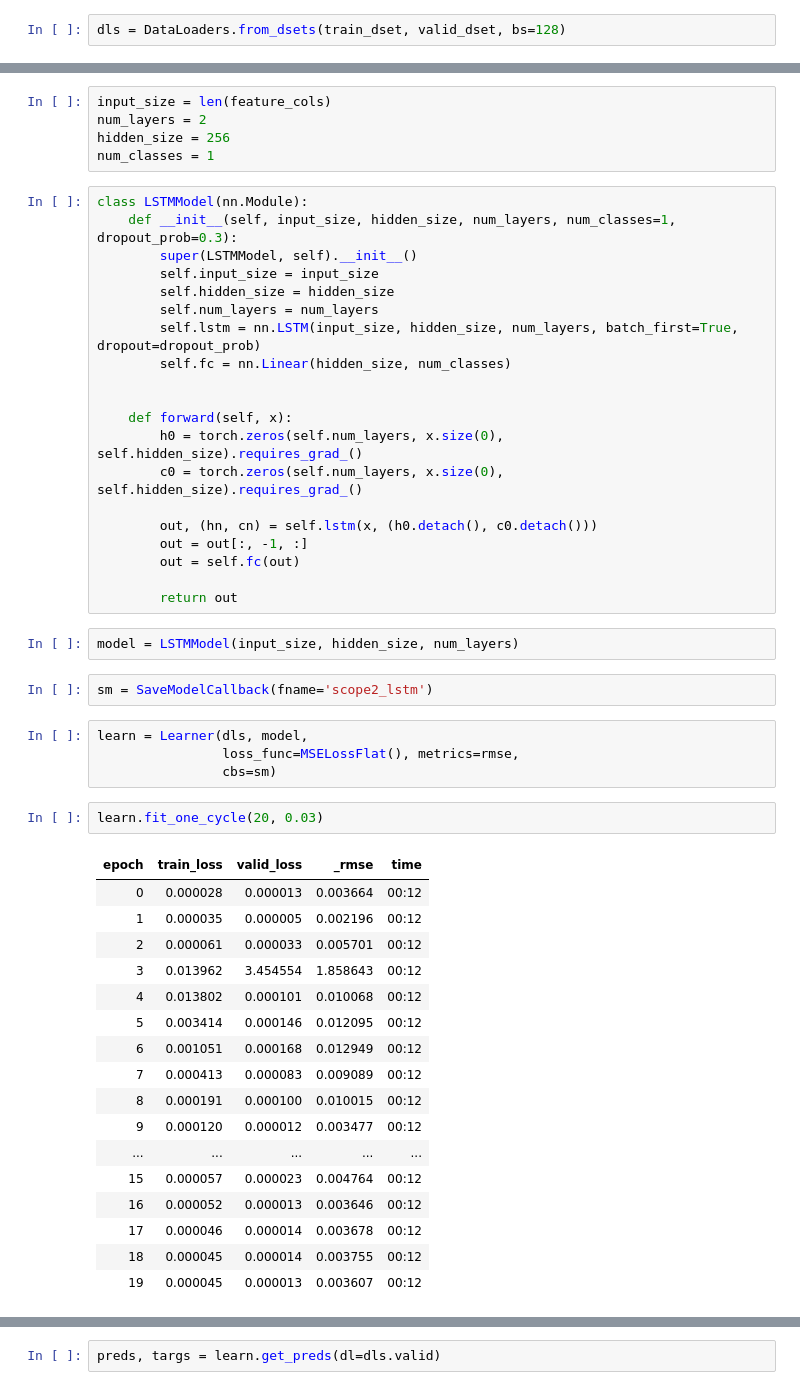
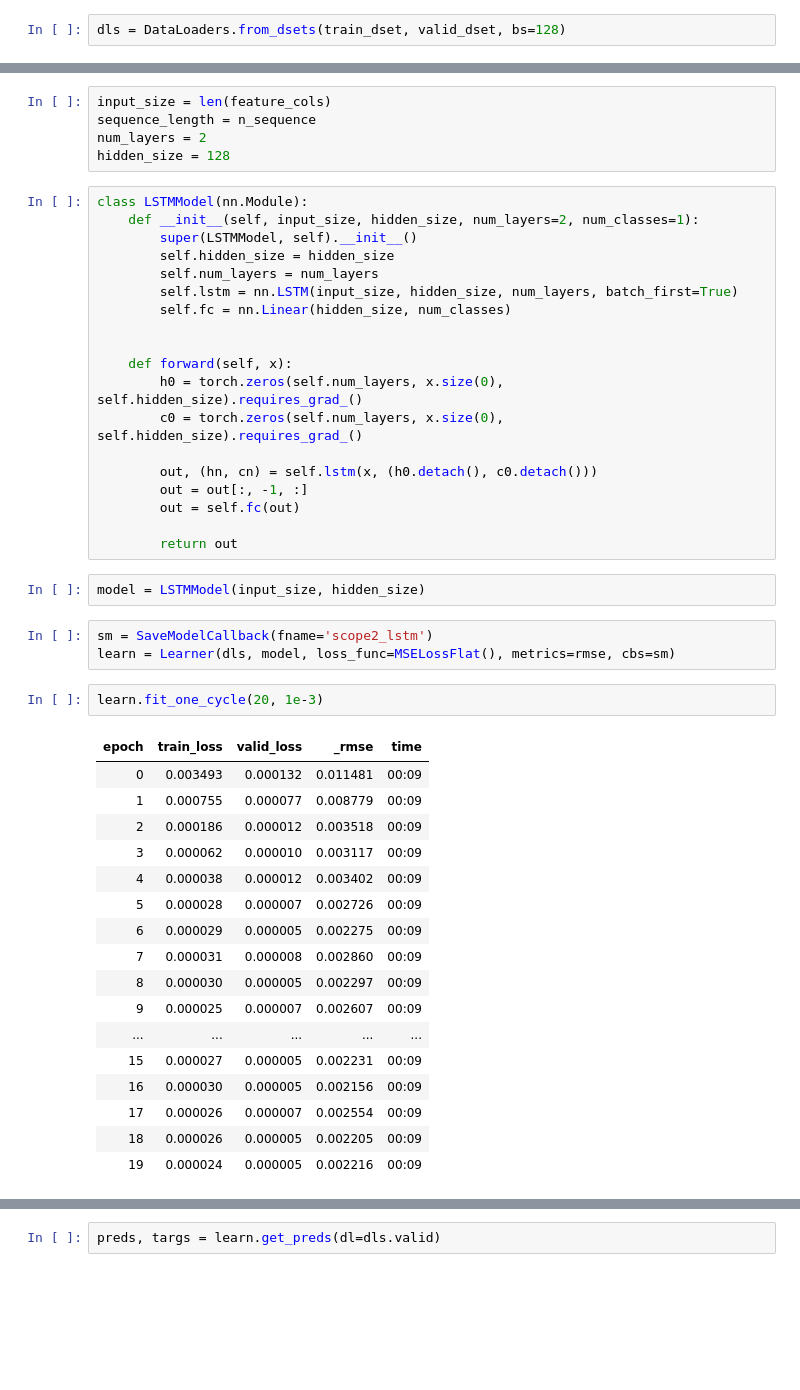
Before and after one commit to AlgoveraAI/DeFi, a Jupyter notebook: VG_01_compound_data_v2.ipynb, the cells around one changed output, grey strips where cells are left out. Cells and saved outputs as stored; diff of their text form; blank space fills up the shorter version.

```diff
--- a/VG_01_compound_data_v2.ipynb
+++ b/VG_01_compound_data_v2.ipynb
@@ -518,16 +605,15 @@ dls = DataLoaders.from_dsets(train_dset, valid_dset, bs=128)
 # %%
 input_size = len(feature_cols)
+sequence_length = n_sequence
 num_layers = 2
-hidden_size = 256
-num_classes = 1
+hidden_size = 128
 # %%
 class LSTMModel(nn.Module):
-    def __init__(self, input_size, hidden_size, num_layers, num_classes=1, dropout_prob=0.3):
+    def __init__(self, input_size, hidden_size, num_layers=2, num_classes=1):
         super(LSTMModel, self).__init__()
-        self.input_size = input_size
         self.hidden_size = hidden_size
         self.num_layers = num_layers
-        self.lstm = nn.LSTM(input_size, hidden_size, num_layers, batch_first=True, dropout=dropout_prob)
+        self.lstm = nn.LSTM(input_size, hidden_size, num_layers, batch_first=True)
         self.fc = nn.Linear(hidden_size, num_classes)
 
 
@@ -541,30 +627,27 @@ class LSTMModel(nn.Module):
 
         return out
 # %%
-model = LSTMModel(input_size, hidden_size, num_layers)
+model = LSTMModel(input_size, hidden_size)
-# %%
-sm = SaveModelCallback(fname='scope2_lstm')
 # %%
-learn = Learner(dls, model,
-                loss_func=MSELossFlat(), metrics=rmse,
-                cbs=sm)
+sm = SaveModelCallback(fname='scope2_lstm')
+learn = Learner(dls, model, loss_func=MSELossFlat(), metrics=rmse, cbs=sm)
 # %%
-learn.fit_one_cycle(20, 0.03)
+learn.fit_one_cycle(20, 1e-3)
 # %% [output]
 | epoch | train_loss | valid_loss | _rmse | time |
-| 0 | 0.000028 | 0.000013 | 0.003664 | 00:12 |
-| 1 | 0.000035 | 0.000005 | 0.002196 | 00:12 |
-| 2 | 0.000061 | 0.000033 | 0.005701 | 00:12 |
-| 3 | 0.013962 | 3.454554 | 1.858643 | 00:12 |
-| 4 | 0.013802 | 0.000101 | 0.010068 | 00:12 |
-| 5 | 0.003414 | 0.000146 | 0.012095 | 00:12 |
-| 6 | 0.001051 | 0.000168 | 0.012949 | 00:12 |
-| 7 | 0.000413 | 0.000083 | 0.009089 | 00:12 |
-| 8 | 0.000191 | 0.000100 | 0.010015 | 00:12 |
-| 9 | 0.000120 | 0.000012 | 0.003477 | 00:12 |
+| 0 | 0.003493 | 0.000132 | 0.011481 | 00:09 |
+| 1 | 0.000755 | 0.000077 | 0.008779 | 00:09 |
+| 2 | 0.000186 | 0.000012 | 0.003518 | 00:09 |
+| 3 | 0.000062 | 0.000010 | 0.003117 | 00:09 |
+| 4 | 0.000038 | 0.000012 | 0.003402 | 00:09 |
+| 5 | 0.000028 | 0.000007 | 0.002726 | 00:09 |
+| 6 | 0.000029 | 0.000005 | 0.002275 | 00:09 |
+| 7 | 0.000031 | 0.000008 | 0.002860 | 00:09 |
+| 8 | 0.000030 | 0.000005 | 0.002297 | 00:09 |
+| 9 | 0.000025 | 0.000007 | 0.002607 | 00:09 |
 | ... | ... | ... | ... | ... |
-| 15 | 0.000057 | 0.000023 | 0.004764 | 00:12 |
-| 16 | 0.000052 | 0.000013 | 0.003646 | 00:12 |
-| 17 | 0.000046 | 0.000014 | 0.003678 | 00:12 |
-| 18 | 0.000045 | 0.000014 | 0.003755 | 00:12 |
-| 19 | 0.000045 | 0.000013 | 0.003607 | 00:12 |
+| 15 | 0.000027 | 0.000005 | 0.002231 | 00:09 |
+| 16 | 0.000030 | 0.000005 | 0.002156 | 00:09 |
+| 17 | 0.000026 | 0.000007 | 0.002554 | 00:09 |
+| 18 | 0.000026 | 0.000005 | 0.002205 | 00:09 |
+| 19 | 0.000024 | 0.000005 | 0.002216 | 00:09 |
```
Also changed, not shown: parts of 15 cells of this notebook.
